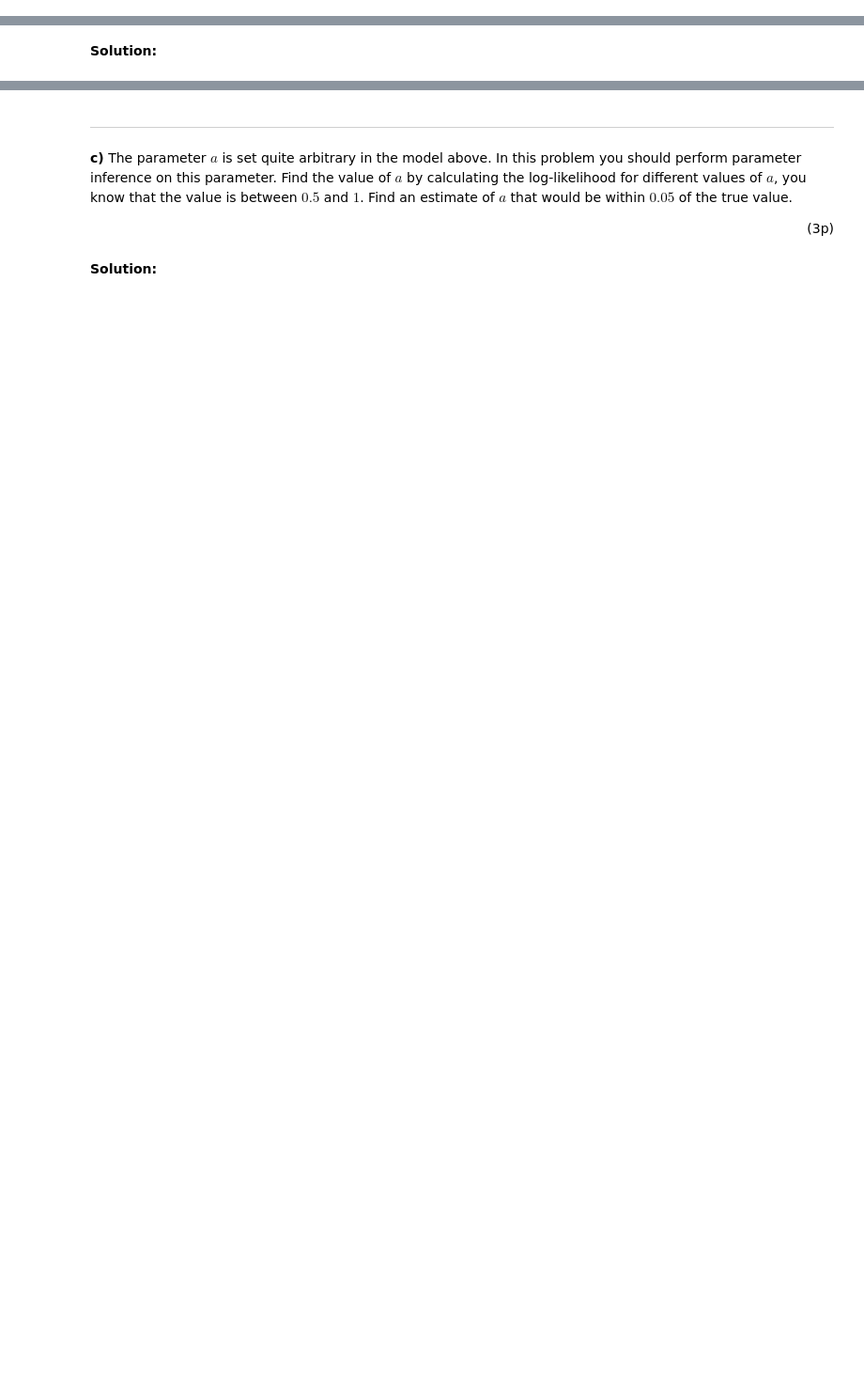
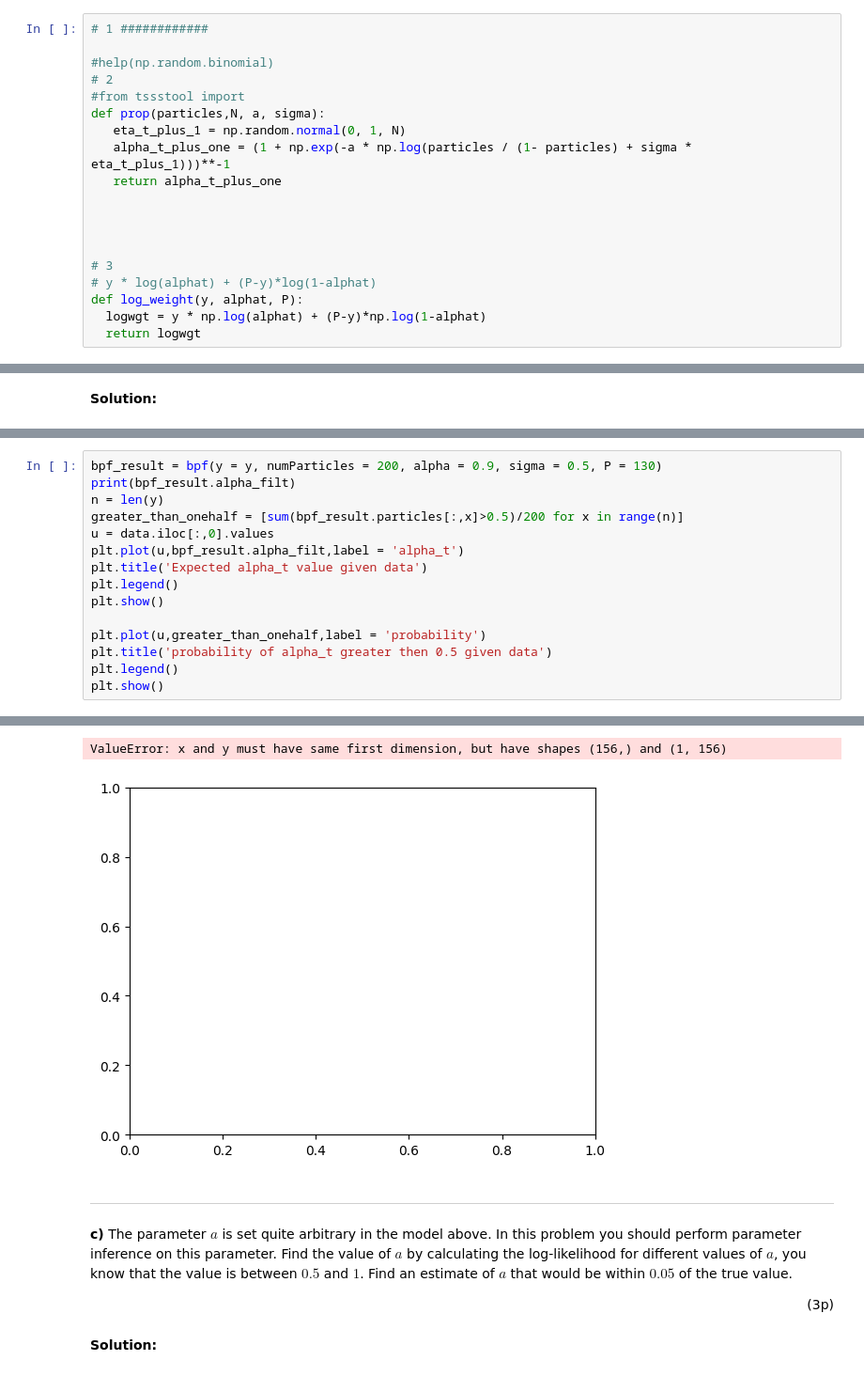
Before and after one commit to willewiik/Time-Series-and-Sequence-Learning, a Jupyter notebook: old_exams/exam_21_10_26_TS/Problem3.ipynb, the cells around one changed output, grey strips where cells are left out. Shown at 94% size. Saved outputs shown, nothing was run; the diff lists cells and outputs as text; blank space fills up the shorter version.

```diff
--- a/old_exams/exam_21_10_26_TS/Problem3.ipynb
+++ b/old_exams/exam_21_10_26_TS/Problem3.ipynb
@@ -24,3 +44,22 @@ we let $\alpha_1 \sim \mathcal{U}(0,1)$ (_uniform distribution_).
+# %%
+# 1 ############
+
+#help(np.random.binomial)
+# 2
+#from tssstool import
+def prop(particles,N, a, sigma):
+   eta_t_plus_1 = np.random.normal(0, 1, N)
+   alpha_t_plus_one = (1 + np.exp(-a * np.log(particles / (1- particles) + sigma * eta_t_plus_1)))**-1
+   return alpha_t_plus_one
+
+
+
+
+# 3
+# y * log(alphat) + (P-y)*log(1-alphat)
+def log_weight(y, alphat, P):
+  logwgt = y * np.log(alphat) + (P-y)*np.log(1-alphat)
+  return logwgt
 # %% [markdown]
 ___
 # %% [markdown]
@@ -38,0 +125,16 @@ y = data['Data'].values
+# %%
+bpf_result = bpf(y = y, numParticles = 200, alpha = 0.9, sigma = 0.5, P = 130)
+print(bpf_result.alpha_filt)
+n = len(y)
+greater_than_onehalf = [sum(bpf_result.particles[:,x]>0.5)/200 for x in range(n)]
+u = data.iloc[:,0].values
+plt.plot(u,bpf_result.alpha_filt,label = 'alpha_t')
+plt.title('Expected alpha_t value given data')
+plt.legend()
+plt.show()
+
+plt.plot(u,greater_than_onehalf,label = 'probability')
+plt.title('probability of alpha_t greater then 0.5 given data')
+plt.legend()
+plt.show()
+# %% [output]
@@ -39,3 +158,5 @@ y = data['Data'].values
+ValueError: x and y must have same first dimension, but have shapes (156,) and (1, 156)
+[figure, added]
 # %% [markdown]
 ___
 # %% [markdown]
```
Also changed, not shown: parts of 10 cells of this notebook.
